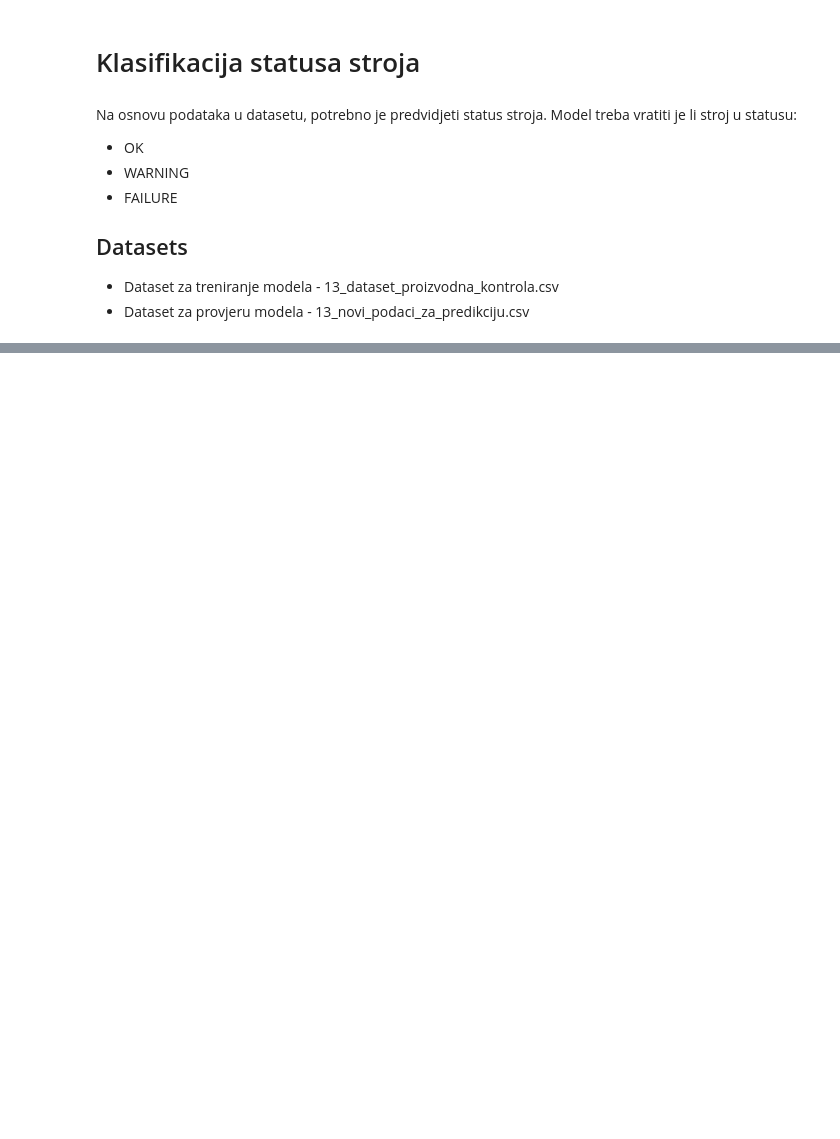
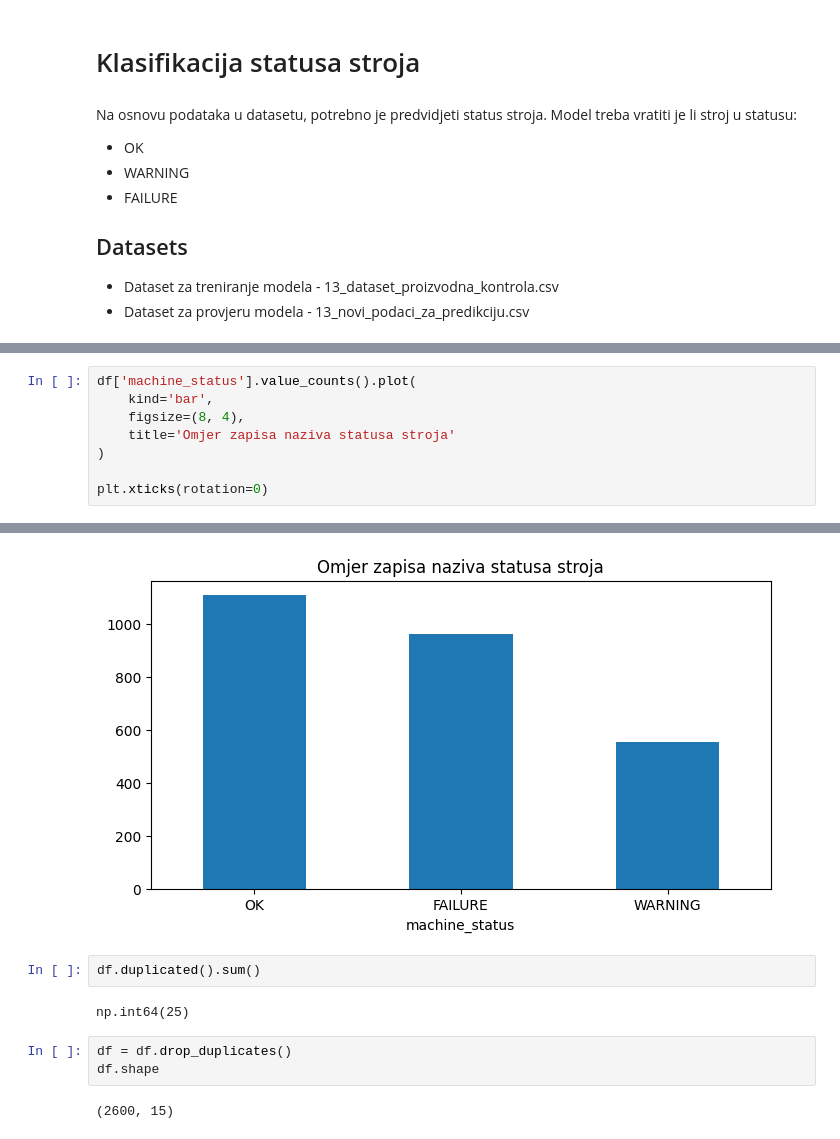
Before and after one commit to python-developer-algebra-klujic/pyds-ponavljanje, a Jupyter notebook: 10_klasifikacija_ponavljanje.ipynb, the cells around one changed output, grey strips where cells are left out. Saved outputs shown, nothing was run; the diff lists cells and outputs as text; blank space fills up the shorter version.

```diff
--- a/10_klasifikacija_ponavljanje.ipynb
+++ b/10_klasifikacija_ponavljanje.ipynb
@@ -31,0 +98,9 @@ df
+# %%
+df['machine_status'].value_counts().plot(
+    kind='bar',
+    figsize=(8, 4),
+    title='Omjer zapisa naziva statusa stroja'
+)
+
+plt.xticks(rotation=0)
+# %% [output]
@@ -31,0 +109,10 @@ df
+[figure, added]
+# %%
+df.duplicated().sum()
+# %% [output]
+np.int64(25)
+# %%
+df = df.drop_duplicates()
+df.shape
+# %% [output]
+(2600, 15)
```
Also changed, not shown: parts of 32 cells of this notebook.
